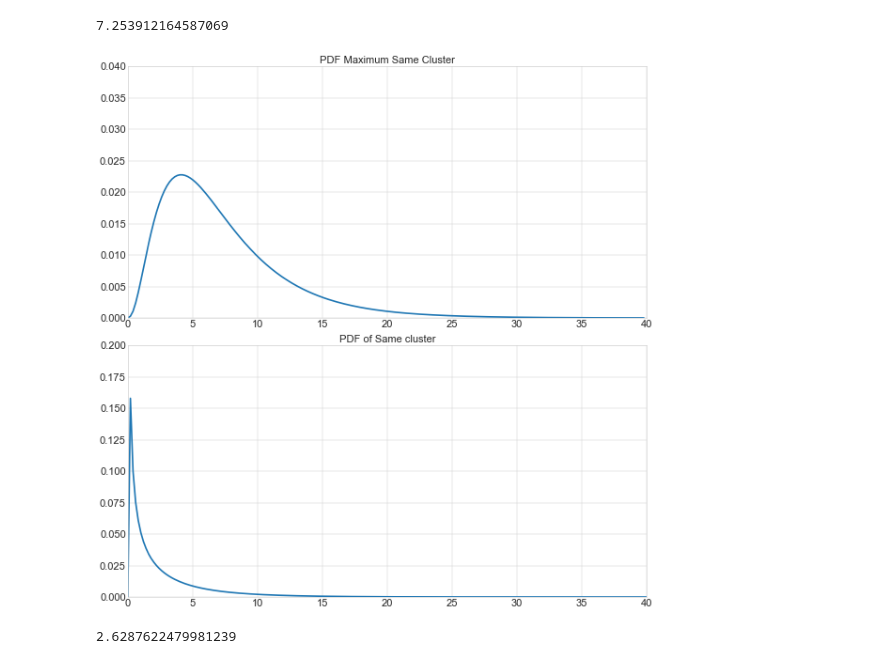
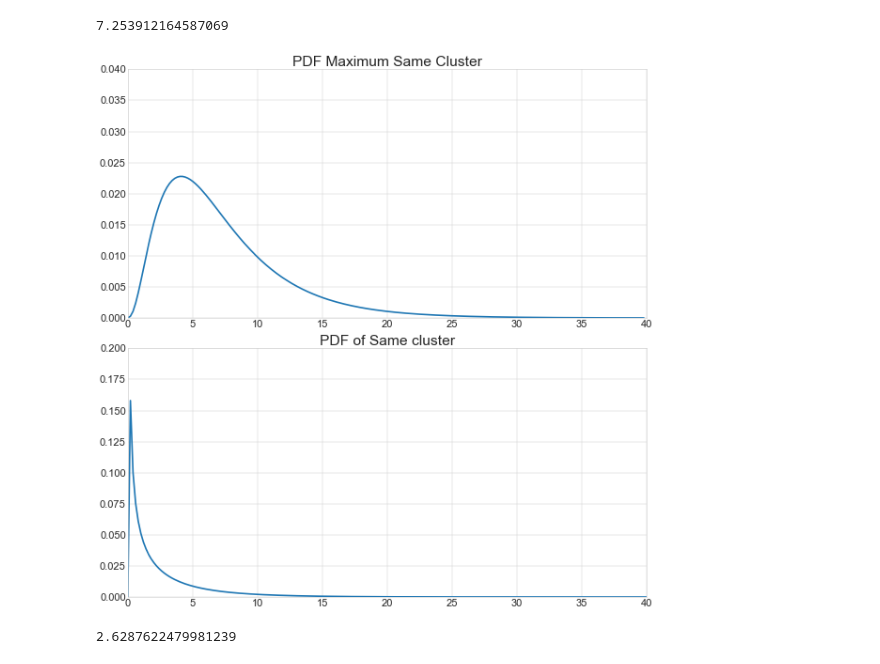
Before and after one commit to dienhoa/hybrid_beamforming_notebook, a Jupyter notebook: Distribution of combination.ipynb, the cells around one changed output. Drawn from its saved outputs; the diff is of its cells as text; code cells hidden in the pictures.

```diff
--- a/Distribution of combination.ipynb
+++ b/Distribution of combination.ipynb
@@ -216,32 +216,32 @@ np.sum(x[0:-1]*max_sameclus_pdf/5)
 # %%
 fig = plt.figure(figsize=(15,15), dpi=40)
 
 max_sameclus_pdf = np.zeros(max_sameclus_cdf.shape,np.float)
 
 max_sameclus_pdf = np.diff(max_sameclus_cdf)/np.diff(x)
 
 max_sameclus_pdf[-1] = (max_sameclus_cdf[-1] - max_sameclus_cdf[-2])/(x[-1] - x[-2])
 
 plt.subplot(2, 1, 1)
-plt.title('PDF Maximum Same Cluster', fontsize = 20)
+plt.title('PDF Maximum Same Cluster', fontsize = 28)
 plt.plot(x[0:199],max_sameclus_pdf/5, lw = 3)
 plt.ylim(0,0.04)
 plt.xlim(0,40)
 plt.tick_params(axis='both', which='major', labelsize=20)
 
 
 plt.subplot(2, 1, 2)
-plt.title('PDF of Same cluster', fontsize=20)
+plt.title('PDF of Same cluster', fontsize=28)
 plt.plot(x,pdf_fitted_gamma/3.77003265, lw = 3)
 plt.ylim(0,0.2)
 plt.xlim(0,40)
 plt.tick_params(axis='both', which='major', labelsize=20)
 
 plt.tight_layout()
 
 plt.show()
 # %% [output]
-[figure, old version]
+[figure, new version]
 # %%
 np.sum(x*pdf_fitted_gamma/3.77003265)
 # %% [output]
```
Also changed, not shown: parts of 2 cells of this notebook, 6 other files.
